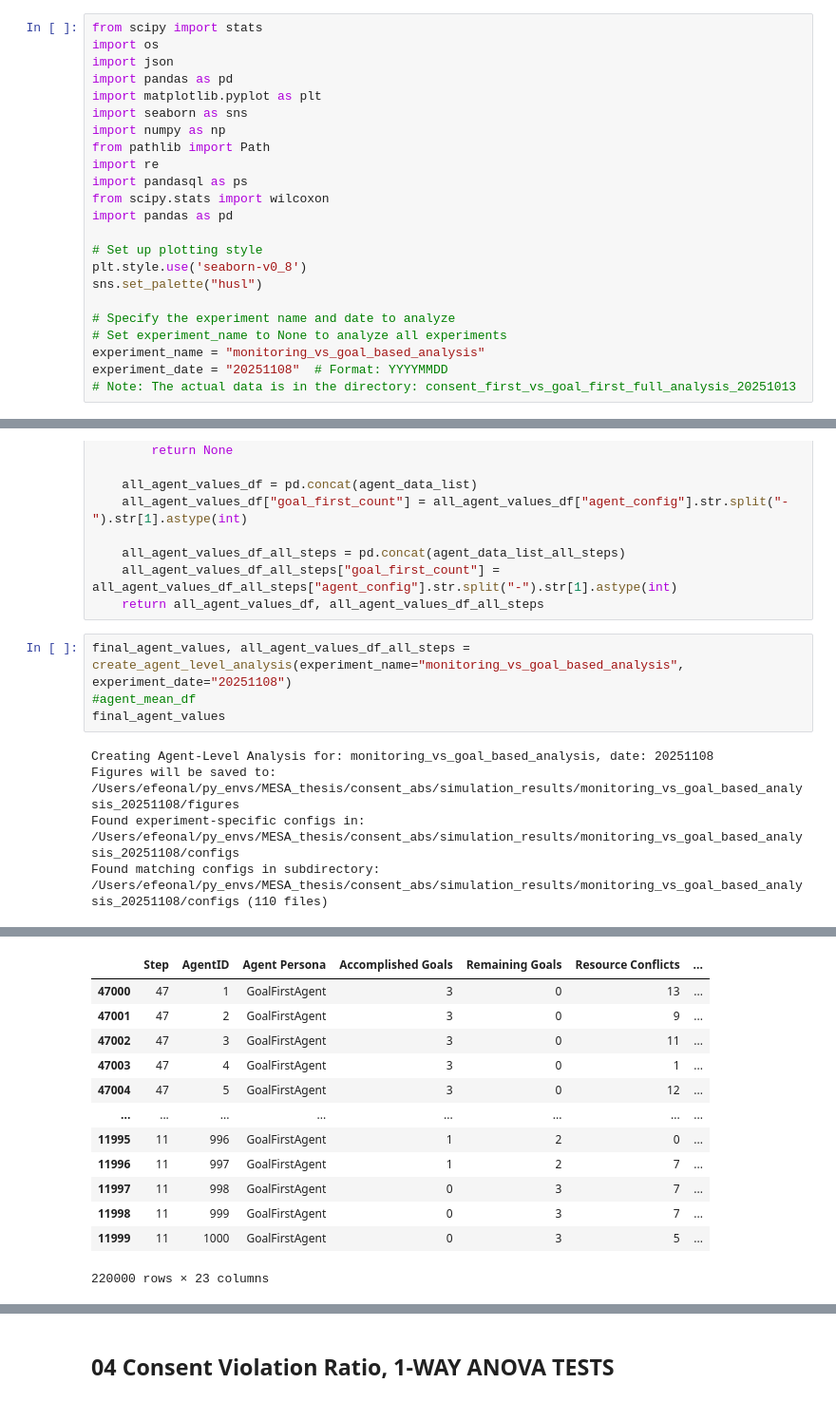
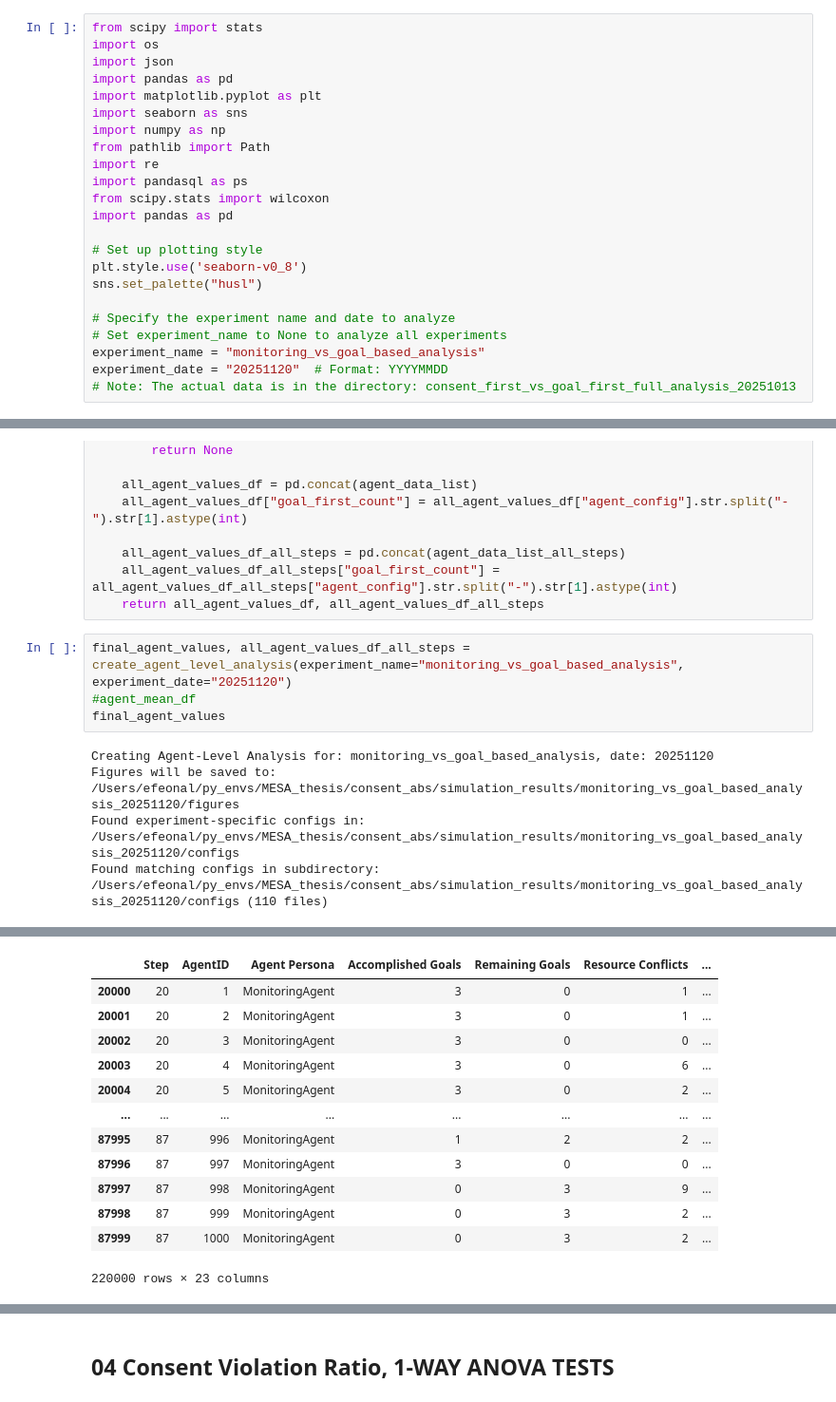
Before and after one commit to efe-onal-2016400267/consent_abs, a Jupyter notebook: analysis_scripts/TAVA_statistical_tests.ipynb, the cells around one changed output, grey strips where cells are left out. Shown at 95% size. Drawn from its saved outputs; the diff is of its cells as text.

```diff
--- a/analysis_scripts/TAVA_statistical_tests.ipynb
+++ b/analysis_scripts/TAVA_statistical_tests.ipynb
@@ -22,7 +22,7 @@ sns.set_palette("husl")
 # Specify the experiment name and date to analyze
 # Set experiment_name to None to analyze all experiments
 experiment_name = "monitoring_vs_goal_based_analysis"
-experiment_date = "20251108"  # Format: YYYYMMDD
+experiment_date = "20251120"  # Format: YYYYMMDD
 # Note: The actual data is in the directory: consent_first_vs_goal_first_full_analysis_20251013
 # %%
 def extract_experiment_info(config_filename):
@@ -668,43 +668,43 @@ def create_agent_level_analysis(experiment_name=None, experiment_date=None):
     all_agent_values_df_all_steps["goal_first_count"] = all_agent_values_df_all_steps["agent_config"].str.split("-").str[1].astype(int)
     return all_agent_values_df, all_agent_values_df_all_steps
 # %%
-final_agent_values, all_agent_values_df_all_steps = create_agent_level_analysis(experiment_name="monitoring_vs_goal_based_analysis", experiment_date="20251108")
+final_agent_values, all_agent_values_df_all_steps = create_agent_level_analysis(experiment_name="monitoring_vs_goal_based_analysis", experiment_date="20251120")
 #agent_mean_df
 final_agent_values
 # %% [output]
-Creating Agent-Level Analysis for: monitoring_vs_goal_based_analysis, date: 20251108
-Figures will be saved to: /Users/efeonal/py_envs/MESA_thesis/consent_abs/simulation_results/monitoring_vs_goal_based_analysis_20251108/figures
-Found experiment-specific configs in: /Users/efeonal/py_envs/MESA_thesis/consent_abs/simulation_results/monitoring_vs_goal_based_analysis_20251108/configs
-Found matching configs in subdirectory: /Users/efeonal/py_envs/MESA_thesis/consent_abs/simulation_results/monitoring_vs_goal_based_analysis_20251108/configs (110 files)
+Creating Agent-Level Analysis for: monitoring_vs_goal_based_analysis, date: 20251120
+Figures will be saved to: /Users/efeonal/py_envs/MESA_thesis/consent_abs/simulation_results/monitoring_vs_goal_based_analysis_20251120/figures
+Found experiment-specific configs in: /Users/efeonal/py_envs/MESA_thesis/consent_abs/simulation_results/monitoring_vs_goal_based_analysis_20251120/configs
+Found matching configs in subdirectory: /Users/efeonal/py_envs/MESA_thesis/consent_abs/simulation_results/monitoring_vs_goal_based_analysis_20251120/configs (110 files)
 A value is trying to be set on a copy of a slice from a DataFrame.
 Try using .loc[row_indexer,col_indexer] = value instead
 
 See the caveats in the documentation: https://pandas.pydata.org/pandas-docs/stable/user_guide/indexing.html#returning-a-view-versus-a-copy
   agent_df["seed"] = seed
 A value is trying to be set on a copy of a slice from a DataFrame.
 Try using .loc[row_indexer,col_indexer] = value instead
 
 See the caveats in the documentation: https://pandas.pydata.org/pandas-docs/stable/user_guide/indexing.html#returning-a-view-versus-a-copy
   agent_df["agent_config"] = agent_config
 A value is trying to be set on a copy of a slice from a DataFrame.
 Try using .loc[row_indexer,col_indexer] = value instead
 ... (1744 lines left out)
 Try using .loc[row_indexer,col_indexer] = value instead
 
 See the caveats in the documentation: https://pandas.pydata.org/pandas-docs/stable/user_guide/indexing.html#returning-a-view-versus-a-copy
   agent_df["agent_config"] = agent_config
 |  | Step | AgentID | Agent Persona | Accomplished Goals | Remaining Goals | Resource Conflicts | ... |
-| 47000 | 47 | 1 | GoalFirstAgent | 3 | 0 | 13 | ... |
-| 47001 | 47 | 2 | GoalFirstAgent | 3 | 0 | 9 | ... |
-| 47002 | 47 | 3 | GoalFirstAgent | 3 | 0 | 11 | ... |
-| 47003 | 47 | 4 | GoalFirstAgent | 3 | 0 | 1 | ... |
-| 47004 | 47 | 5 | GoalFirstAgent | 3 | 0 | 12 | ... |
+| 20000 | 20 | 1 | MonitoringAgent | 3 | 0 | 1 | ... |
+| 20001 | 20 | 2 | MonitoringAgent | 3 | 0 | 1 | ... |
+| 20002 | 20 | 3 | MonitoringAgent | 3 | 0 | 0 | ... |
+| 20003 | 20 | 4 | MonitoringAgent | 3 | 0 | 6 | ... |
+| 20004 | 20 | 5 | MonitoringAgent | 3 | 0 | 2 | ... |
 | ... | ... | ... | ... | ... | ... | ... | ... |
-| 11995 | 11 | 996 | GoalFirstAgent | 1 | 2 | 0 | ... |
-| 11996 | 11 | 997 | GoalFirstAgent | 1 | 2 | 7 | ... |
-| 11997 | 11 | 998 | GoalFirstAgent | 0 | 3 | 7 | ... |
-| 11998 | 11 | 999 | GoalFirstAgent | 0 | 3 | 7 | ... |
-| 11999 | 11 | 1000 | GoalFirstAgent | 0 | 3 | 5 | ... |
+| 87995 | 87 | 996 | MonitoringAgent | 1 | 2 | 2 | ... |
+| 87996 | 87 | 997 | MonitoringAgent | 3 | 0 | 0 | ... |
+| 87997 | 87 | 998 | MonitoringAgent | 0 | 3 | 9 | ... |
+| 87998 | 87 | 999 | MonitoringAgent | 0 | 3 | 2 | ... |
+| 87999 | 87 | 1000 | MonitoringAgent | 0 | 3 | 2 | ... |
 220000 rows × 23 columns
 # %%
 all_agent_values_df_all_steps[["seed", "agent_config", "goal_first_count", "Step",  "AgentID", "Agent Persona", "Accomplished Goals"]]
```
Also changed, not shown: parts of 17 cells of this notebook, 8 other files.
